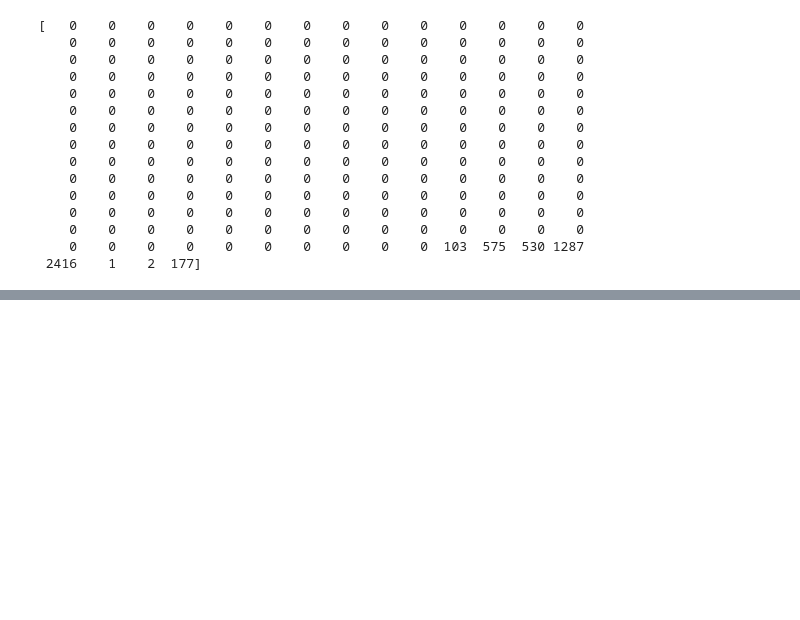
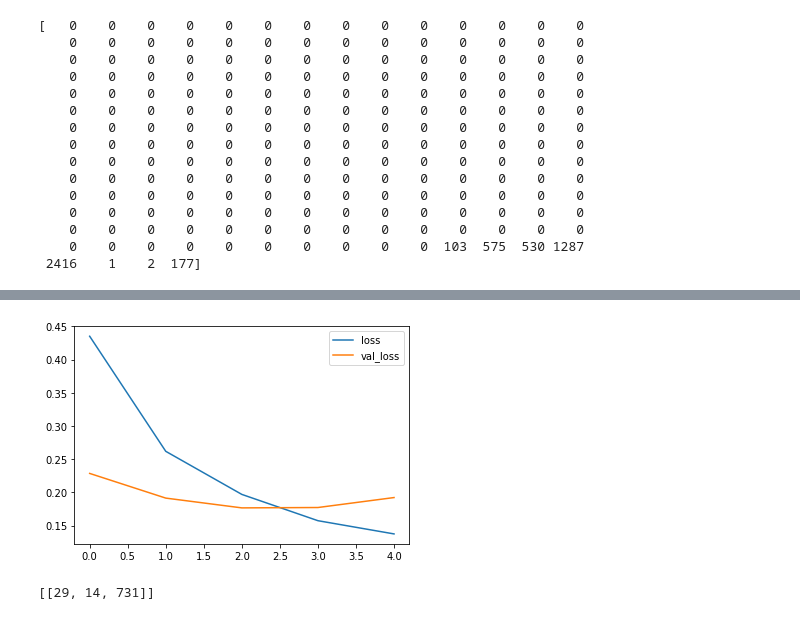
Before and after one commit to paulkarikari/LSTM-sentiment-analysis-with-tensorflow-keras-api, a Jupyter notebook: Tutorial_sentiment_analysis.ipynb, the cells around one changed output, grey strips where cells are left out. Cells and saved outputs as stored; diff of their text form; code cells hidden in the pictures; blank space fills up the shorter version.

```diff
--- a/Tutorial_sentiment_analysis.ipynb
+++ b/Tutorial_sentiment_analysis.ipynb
@@ -134,0 +151,13 @@ Epoch 2/10
+# %%
+plt.plot(history.history['loss'], label='loss')
+plt.plot(history.history['val_loss'], label='val_loss')
+plt.legend()
+plt.show()
+# %% [output]
+[figure, added]
+# %%
+test_word ="This is soo sad"
+tw = tokenizer.texts_to_sequences([test_word])
+tw
+# %% [output]
+[[29, 14, 731]]
```
Also changed, not shown: parts of 7 cells of this notebook.
